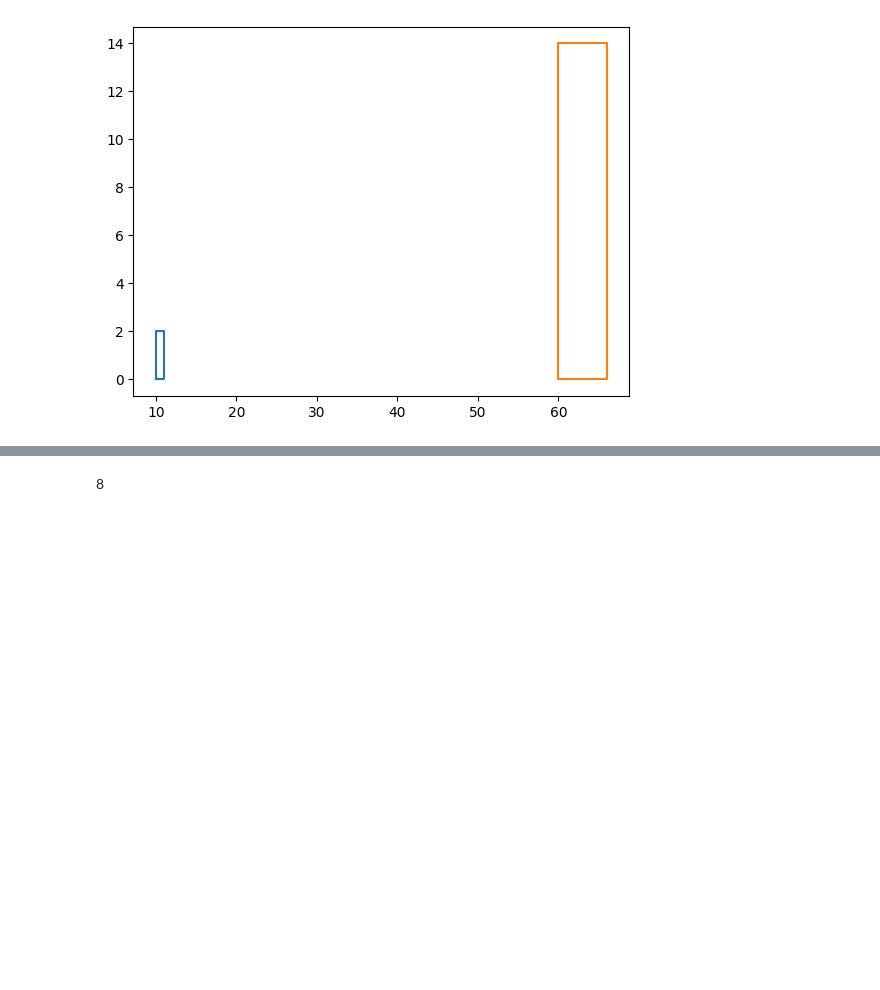
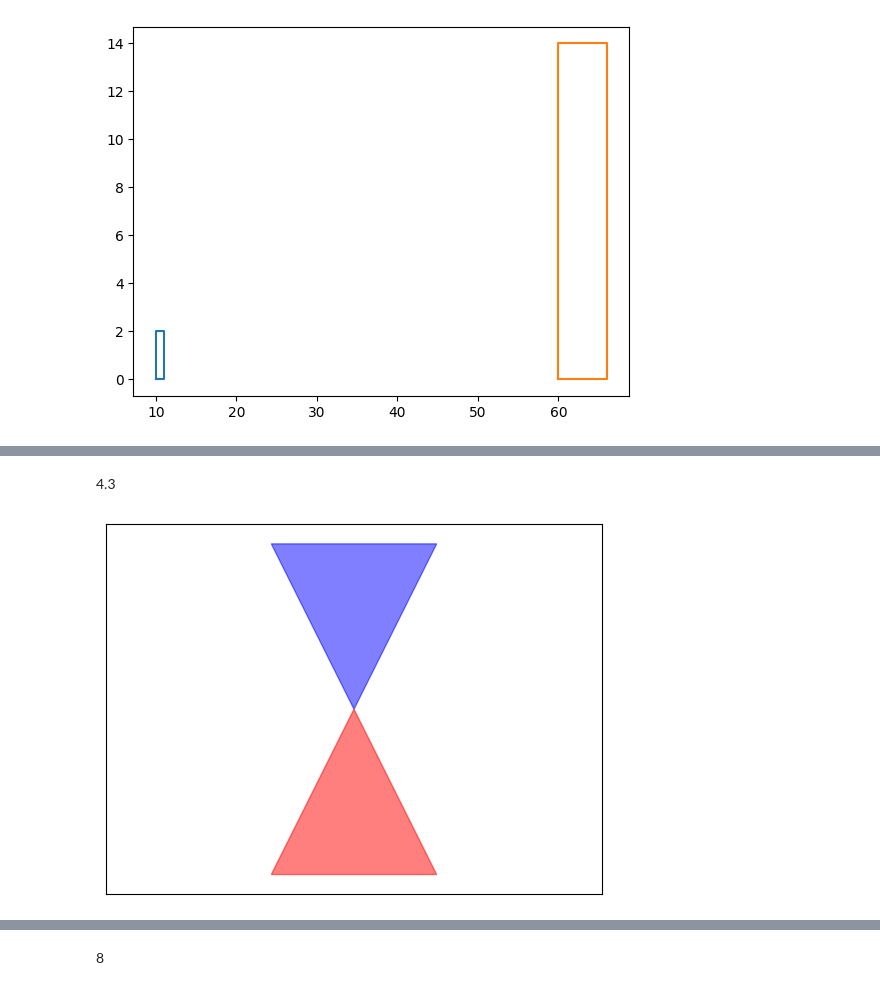
Before and after one commit to MirQsan/DZ, a Jupyter notebook: Практикум по проге/Фигуры.ipynb, the cells around one changed output, grey strips where cells are left out. Drawn from its saved outputs; the diff is of its cells as text; code cells hidden in the pictures; blank space fills up the shorter version.

```diff
--- a/Практикум по проге/Фигуры.ipynb
+++ b/Практикум по проге/Фигуры.ipynb
@@ -166,0 +222,32 @@ tr_homotety()
+# %% [markdown]
+4.3
+# %%
+def parallel_triangles():
+    # создание двух массивов с координатами вершин треугольников
+    triangle1 = np.array([[0,0],[1,0],[0.5,1]])
+    triangle2 = np.array([[0,2],[1,2],[0.5,1]])
+
+    # инициализация графика
+    fig, ax = plt.subplots()
+
+    # добавление треугольников с цветом и прозрачностью
+    ax.fill(triangle1[:,0], triangle1[:,1], color='red', alpha=0.5)
+    ax.fill(triangle2[:,0], triangle2[:,1], color='blue', alpha=0.5)
+
+    # настройки осей и меток
+    ax.axis('equal')
+    ax.set_xlim([-1,2])
+    ax.set_ylim([-1,3])
+    ax.set_xticks([])
+    ax.set_yticks([])
+
+    # сохранение изображения на диск
+    plt.savefig('parallel_triangles.png')
+
+    # отображение изображения в окне
+    plt.show()
+
+# вызов функции
+parallel_triangles()
+# %% [output]
+[figure, added]
```
Also changed, not shown: parts of 10 cells of this notebook, 1 other file.
